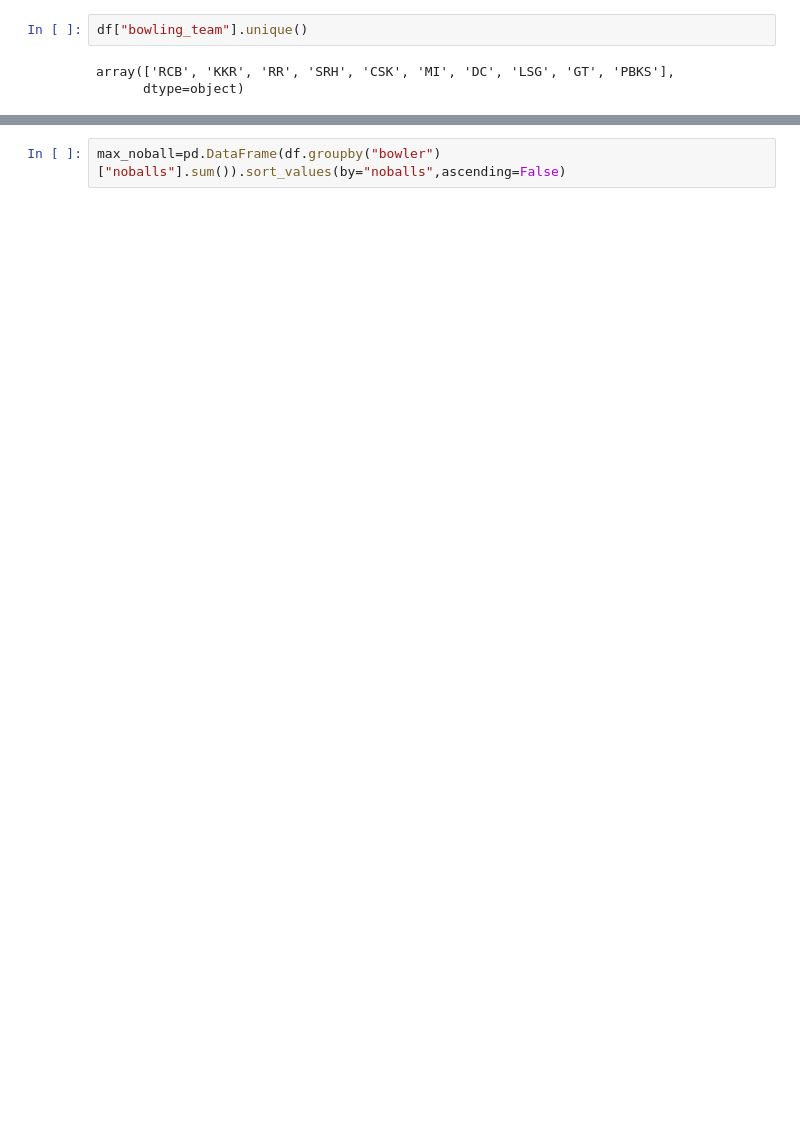
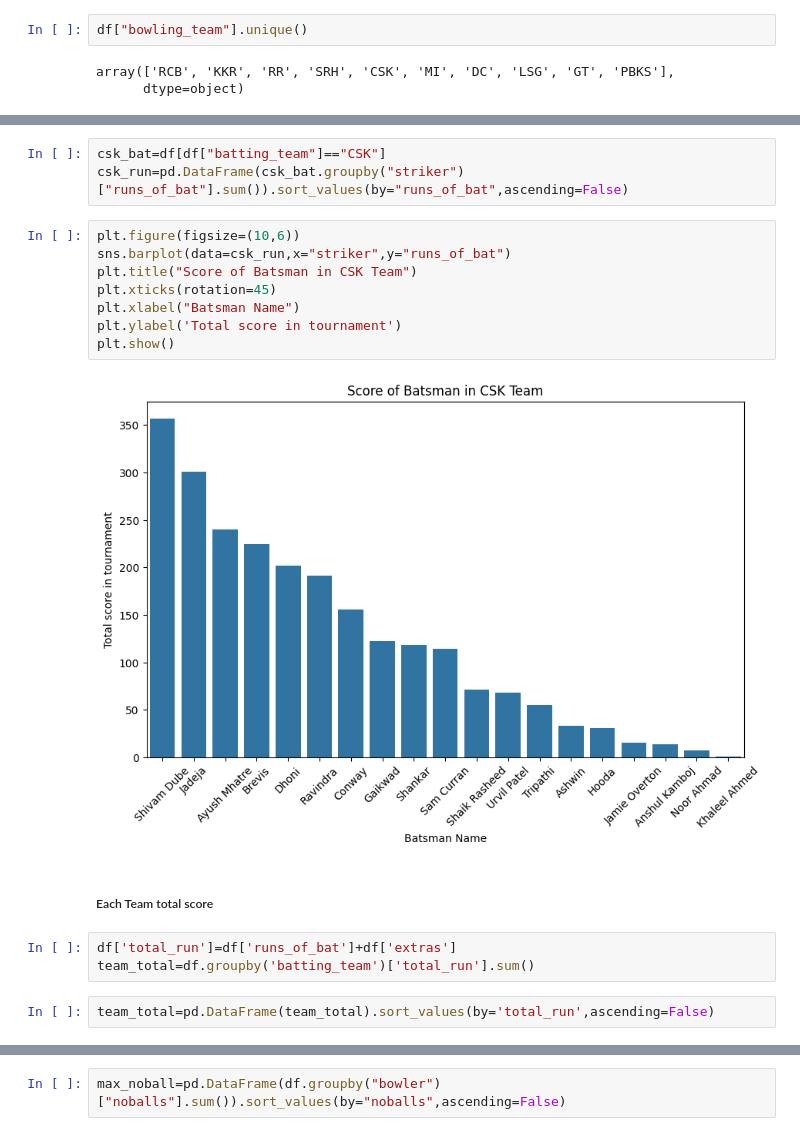
Before and after one commit to Seetharamanrs/ipl_2025_analysis, a Jupyter notebook: Analysis/Notebook.ipynb, the cells around one changed output, grey strips where cells are left out. Drawn from its saved outputs; the diff is of its cells as text; blank space fills up the shorter version.

```diff
--- a/Analysis/Notebook.ipynb
+++ b/Analysis/Notebook.ipynb
@@ -160,0 +171,20 @@ csk_max_wide.head(12)
+# %%
+csk_bat=df[df["batting_team"]=="CSK"]
+csk_run=pd.DataFrame(csk_bat.groupby("striker")["runs_of_bat"].sum()).sort_values(by="runs_of_bat",ascending=False)
+# %%
+plt.figure(figsize=(10,6))
+sns.barplot(data=csk_run,x="striker",y="runs_of_bat")
+plt.title("Score of Batsman in CSK Team")
+plt.xticks(rotation=45)
+plt.xlabel("Batsman Name")
+plt.ylabel('Total score in tournament')
+plt.show()
+# %% [output]
+[figure, added]
+# %% [markdown]
+##### Each Team total score
+# %%
+df['total_run']=df['runs_of_bat']+df['extras']
+team_total=df.groupby('batting_team')['total_run'].sum()
+# %%
+team_total=pd.DataFrame(team_total).sort_values(by='total_run',ascending=False)
```
Also changed, not shown: parts of 8 cells of this notebook.
